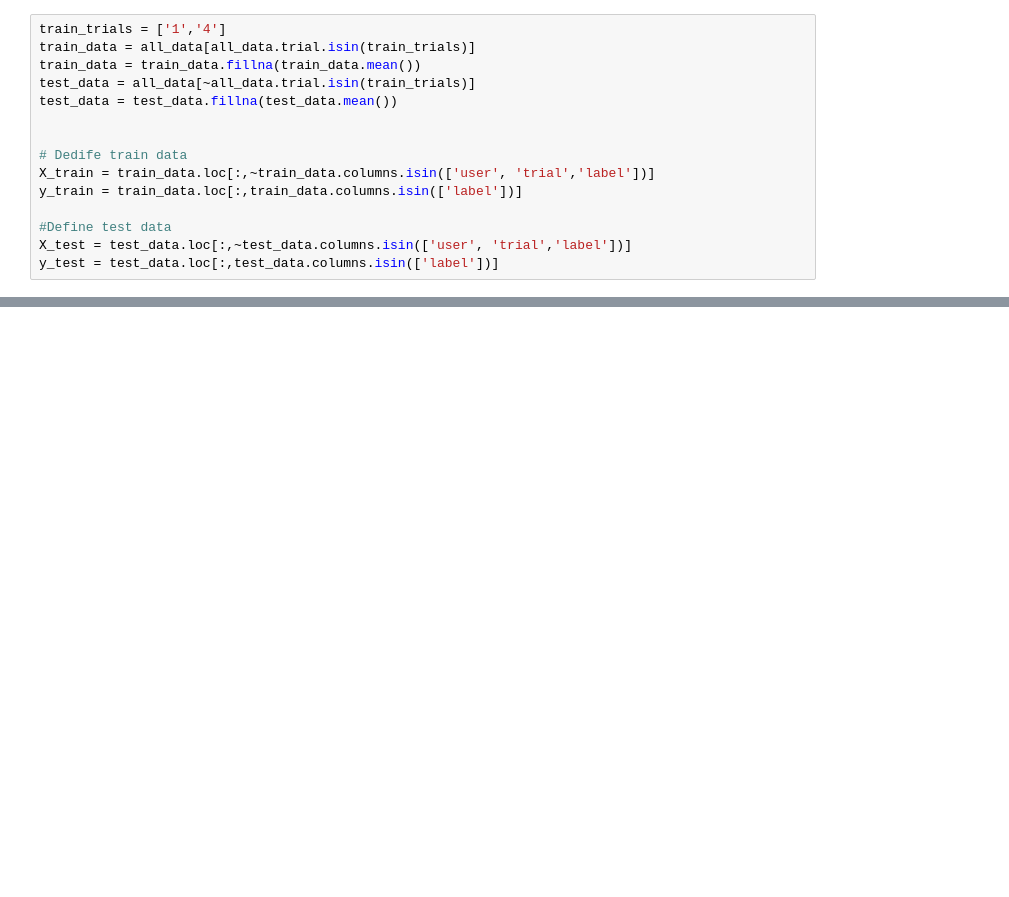
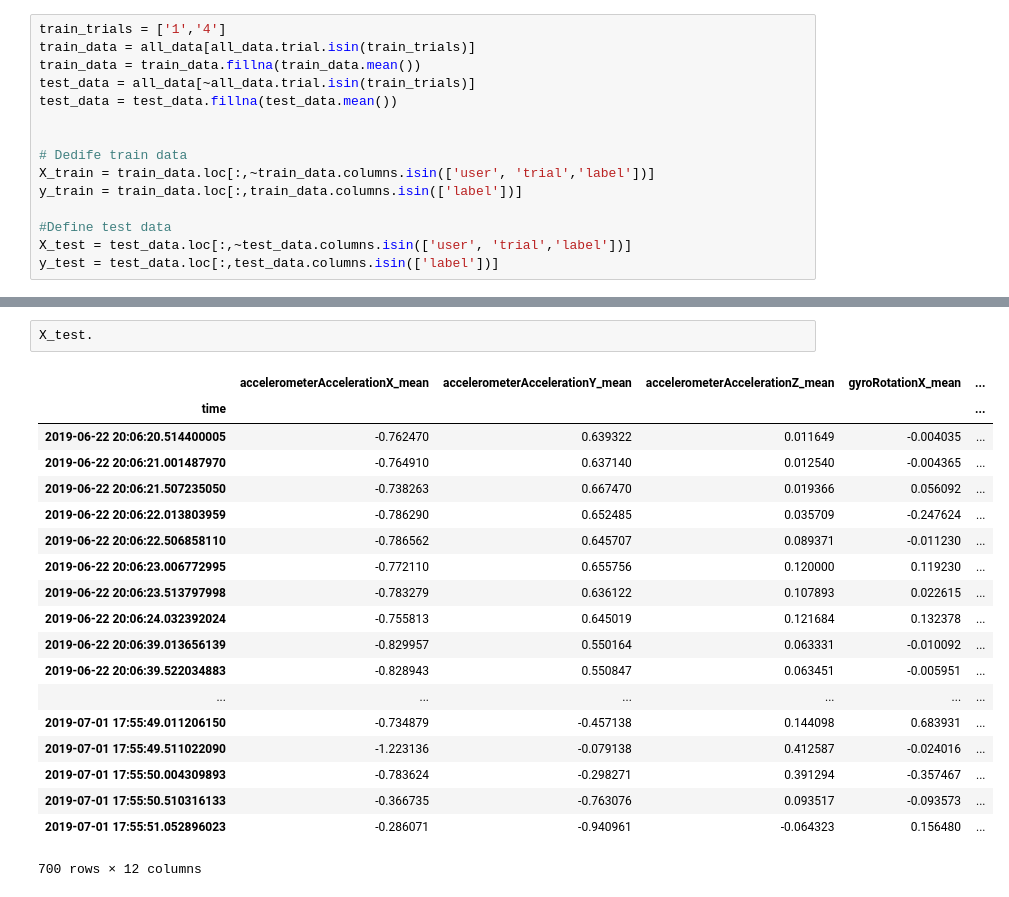
Before and after one commit to santiagoconde0/activityRecognition, a Jupyter notebook: Untitled.ipynb, the cells around one changed output, grey strips where cells are left out. Cells and saved outputs as stored; diff of their text form; blank space fills up the shorter version.

```diff
--- a/Untitled.ipynb
+++ b/Untitled.ipynb
@@ -326,0 +402,22 @@ plt.show()
+# %%
+X_test.
+# %% [output]
+|  | accelerometerAccelerationX_mean | accelerometerAccelerationY_mean | accelerometerAccelerationZ_mean | gyroRotationX_mean | ... |
+| time |  |  |  |  | ... |
+| 2019-06-22 20:06:20.514400005 | -0.762470 | 0.639322 | 0.011649 | -0.004035 | ... |
+| 2019-06-22 20:06:21.001487970 | -0.764910 | 0.637140 | 0.012540 | -0.004365 | ... |
+| 2019-06-22 20:06:21.507235050 | -0.738263 | 0.667470 | 0.019366 | 0.056092 | ... |
+| 2019-06-22 20:06:22.013803959 | -0.786290 | 0.652485 | 0.035709 | -0.247624 | ... |
+| 2019-06-22 20:06:22.506858110 | -0.786562 | 0.645707 | 0.089371 | -0.011230 | ... |
+| 2019-06-22 20:06:23.006772995 | -0.772110 | 0.655756 | 0.120000 | 0.119230 | ... |
+| 2019-06-22 20:06:23.513797998 | -0.783279 | 0.636122 | 0.107893 | 0.022615 | ... |
+| 2019-06-22 20:06:24.032392024 | -0.755813 | 0.645019 | 0.121684 | 0.132378 | ... |
+| 2019-06-22 20:06:39.013656139 | -0.829957 | 0.550164 | 0.063331 | -0.010092 | ... |
+| 2019-06-22 20:06:39.522034883 | -0.828943 | 0.550847 | 0.063451 | -0.005951 | ... |
+| ... | ... | ... | ... | ... | ... |
+| 2019-07-01 17:55:49.011206150 | -0.734879 | -0.457138 | 0.144098 | 0.683931 | ... |
+| 2019-07-01 17:55:49.511022090 | -1.223136 | -0.079138 | 0.412587 | -0.024016 | ... |
+| 2019-07-01 17:55:50.004309893 | -0.783624 | -0.298271 | 0.391294 | -0.357467 | ... |
+| 2019-07-01 17:55:50.510316133 | -0.366735 | -0.763076 | 0.093517 | -0.093573 | ... |
+| 2019-07-01 17:55:51.052896023 | -0.286071 | -0.940961 | -0.064323 | 0.156480 | ... |
+700 rows × 12 columns
```
Also changed, not shown: parts of 26 cells of this notebook, 33 other files.
